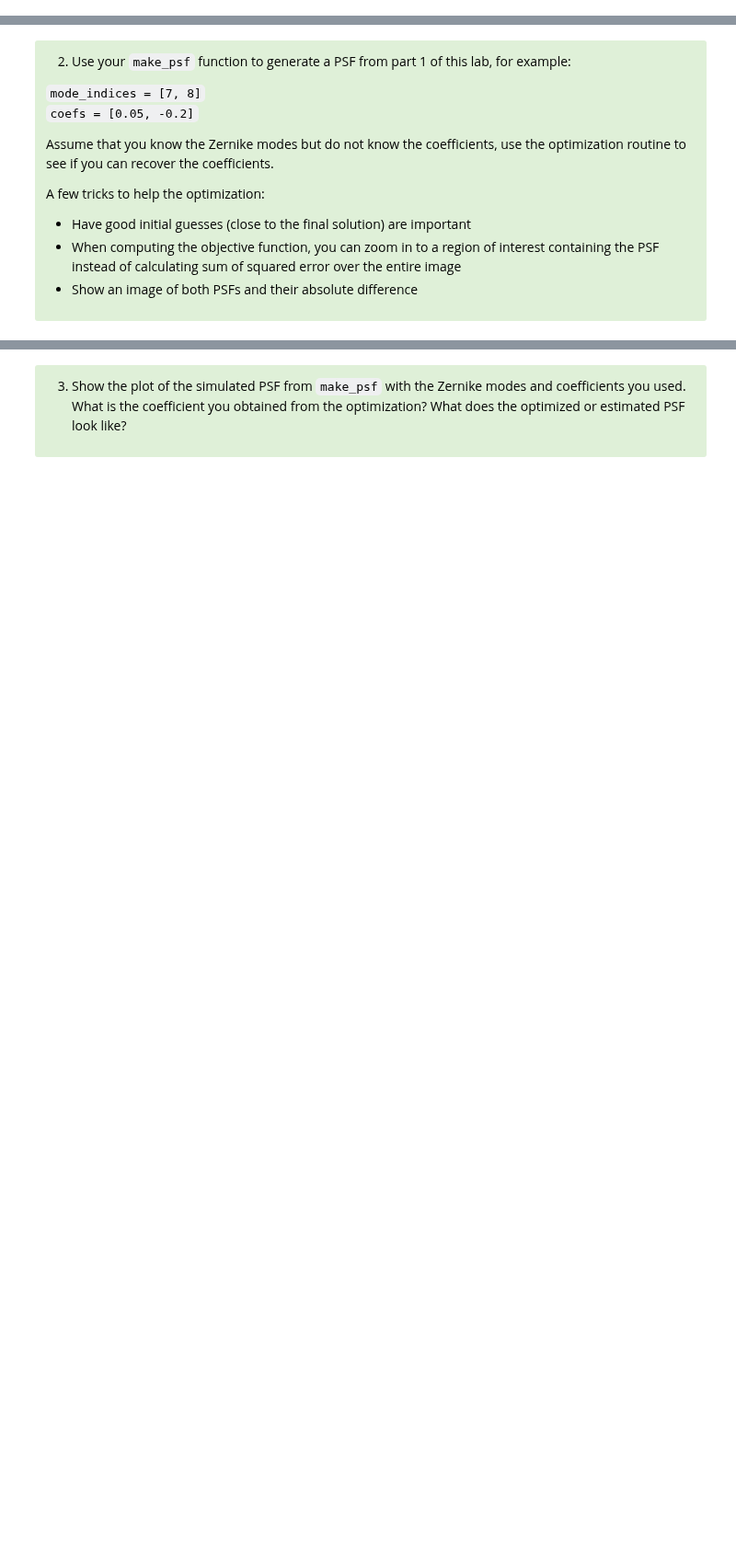
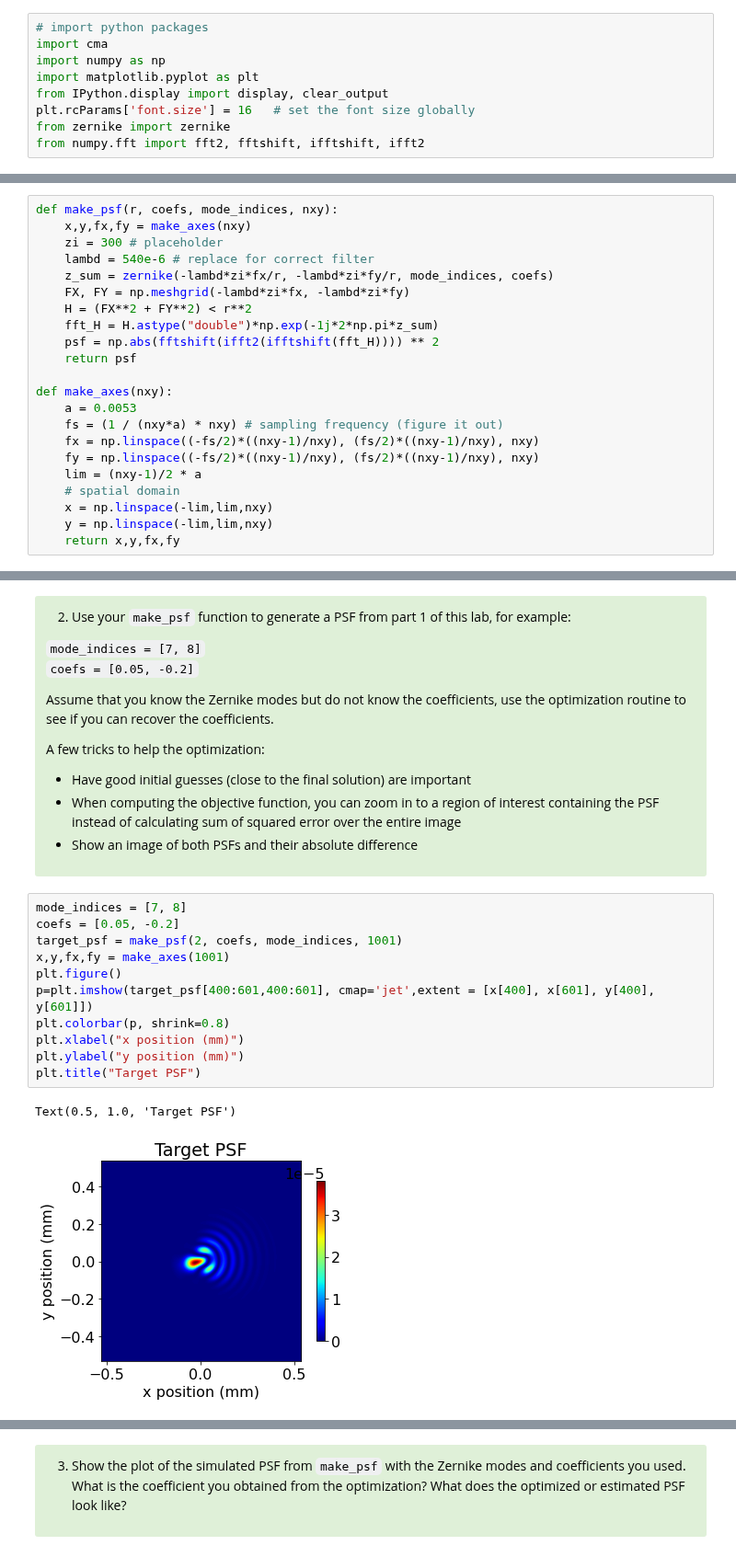
Before and after one commit to dishamishra/Labs_Imager, a Jupyter notebook: Lab4 Part2 (Clean).ipynb, the cells around one changed output, grey strips where cells are left out. Shown at 92% size. Saved outputs shown, nothing was run; the diff lists cells and outputs as text; blank space fills up the shorter version.

```diff
--- a/Lab4 Part2 (Clean).ipynb
+++ b/Lab4 Part2 (Clean).ipynb
@@ -52,6 +52,15 @@ In your optimization routine, similar to the example in `Lab4 Optimization Examp
 
 </font>
 </div>
+# %%
+# import python packages
+import cma
+import numpy as np
+import matplotlib.pyplot as plt
+from IPython.display import display, clear_output
+plt.rcParams['font.size'] = 16   # set the font size globally
+from zernike import zernike
+from numpy.fft import fft2, fftshift, ifftshift, ifft2
 # %% [markdown]
 <div class="alert alert-block alert-success">
 <font color=black>
@@ -66,3 +75,25 @@ Show your code below:
 
 </font>
 </div>
+# %%
+def make_psf(r, coefs, mode_indices, nxy):
+    x,y,fx,fy = make_axes(nxy)
+    zi = 300 # placeholder
+    lambd = 540e-6 # replace for correct filter
+    z_sum = zernike(-lambd*zi*fx/r, -lambd*zi*fy/r, mode_indices, coefs)
+    FX, FY = np.meshgrid(-lambd*zi*fx, -lambd*zi*fy)
+    H = (FX**2 + FY**2) < r**2
+    fft_H = H.astype("double")*np.exp(-1j*2*np.pi*z_sum)
+    psf = np.abs(fftshift(ifft2(ifftshift(fft_H)))) ** 2
+    return psf
+
+def make_axes(nxy):
+    a = 0.0053
+    fs = (1 / (nxy*a) * nxy) # sampling frequency (figure it out)
+    fx = np.linspace((-fs/2)*((nxy-1)/nxy), (fs/2)*((nxy-1)/nxy), nxy)
+    fy = np.linspace((-fs/2)*((nxy-1)/nxy), (fs/2)*((nxy-1)/nxy), nxy)
+    lim = (nxy-1)/2 * a
+    # spatial domain
+    x = np.linspace(-lim,lim,nxy)
+    y = np.linspace(-lim,lim,nxy)
+    return x,y,fx,fy
@@ -84,3 +124,17 @@ A few tricks to help the optimization:
 
 </font>
 </div>
+# %%
+mode_indices = [7, 8]
+coefs = [0.05, -0.2]
+target_psf = make_psf(2, coefs, mode_indices, 1001)
+x,y,fx,fy = make_axes(1001)
+plt.figure()
+p=plt.imshow(target_psf[400:601,400:601], cmap='jet',extent = [x[400], x[601], y[400], y[601]])
+plt.colorbar(p, shrink=0.8)
+plt.xlabel("x position (mm)")
+plt.ylabel("y position (mm)")
+plt.title("Target PSF")
+# %% [output]
+Text(0.5, 1.0, 'Target PSF')
+[figure, added]
```
Also changed, not shown: parts of 9 cells of this notebook, 1 other file.
